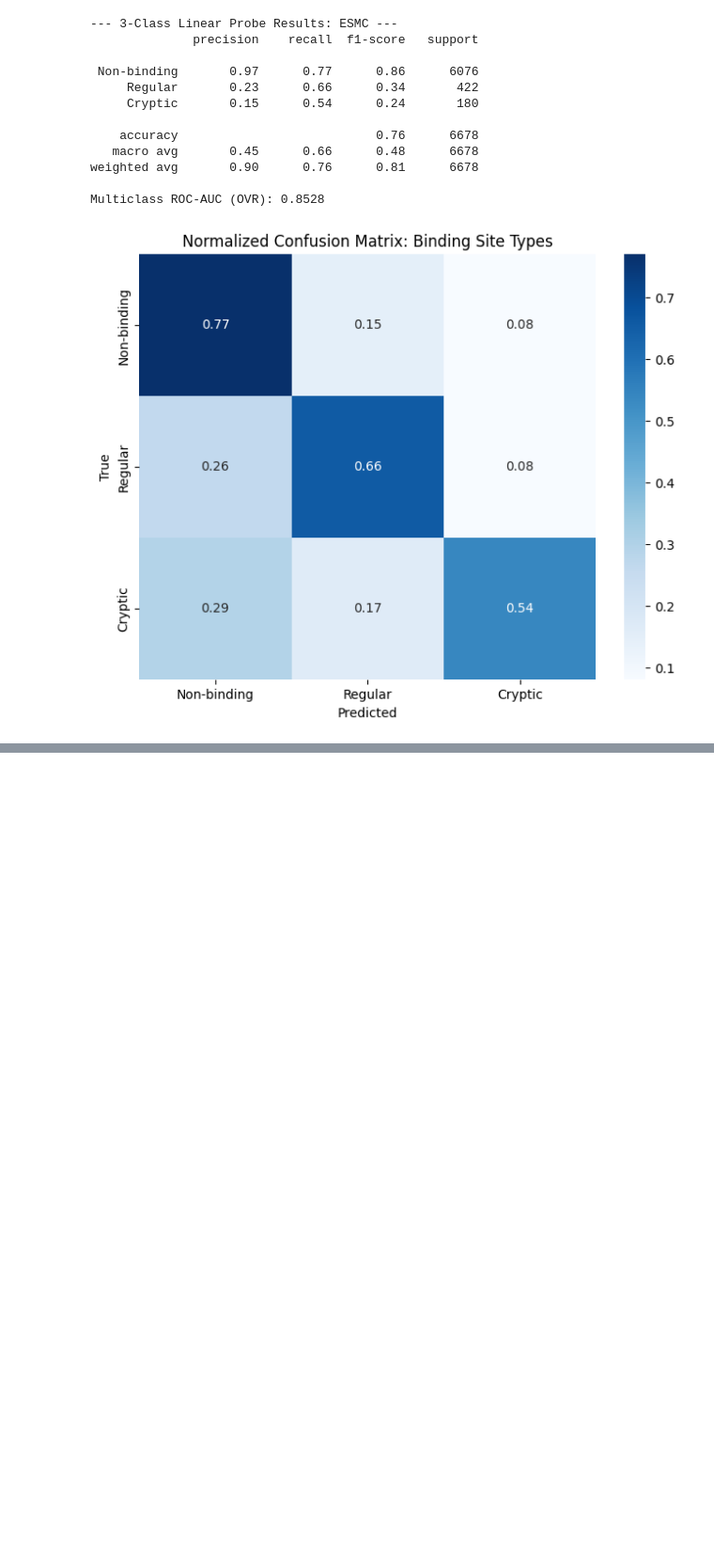
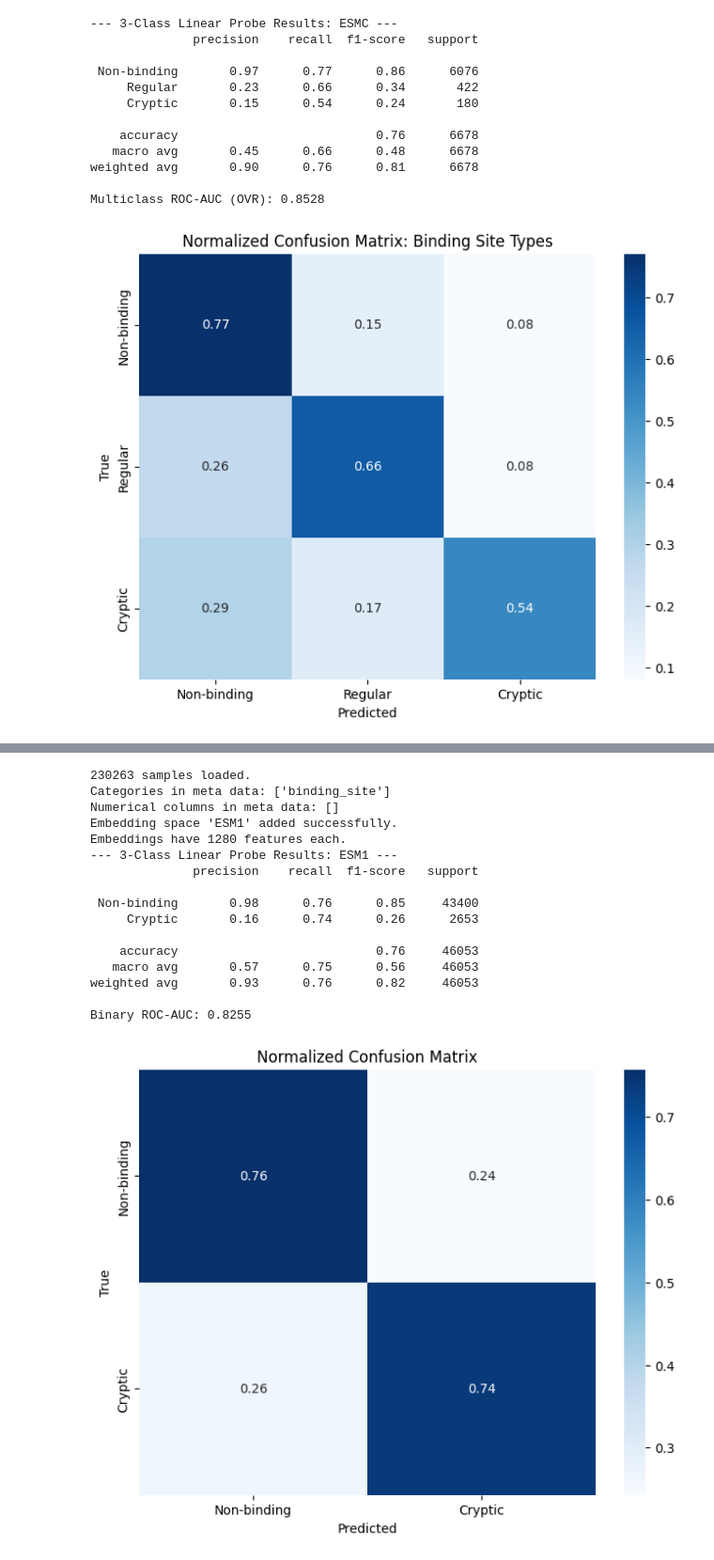
Before and after one commit to skrhakv/EmmaEmb, a Jupyter notebook: analysis/linear-probing.ipynb, the cells around one changed output, grey strips where cells are left out. Shown at 94% size. Saved outputs shown, nothing was run; the diff lists cells and outputs as text; code cells hidden in the pictures; blank space fills up the shorter version.

```diff
--- a/analysis/linear-probing.ipynb
+++ b/analysis/linear-probing.ipynb
@@ -353,0 +275,24 @@ y_test.shape, y_prob.shape
+# %%
+emb_spaces = [("ESM1", f"{EMBEDDINGS_PATH}/esm1_t34_670M_UR100/layer_34/chopped_1022_overlap_300")]
+datasets = ['train.txt']
+
+emma, embeddings = prepare_data(datasets=datasets, emb_spaces=emb_spaces)
+perform_linear_probing(emma, embeddings)
+# %% [output]
+230263 samples loaded.
+Categories in meta data: ['binding_site']
+Numerical columns in meta data: []
+Embedding space 'ESM1' added successfully.
+Embeddings have 1280 features each.
+--- 3-Class Linear Probe Results: ESM1 ---
+              precision    recall  f1-score   support
+
+ Non-binding       0.98      0.76      0.85     43400
+     Cryptic       0.16      0.74      0.26      2653
+
+    accuracy                           0.76     46053
+   macro avg       0.57      0.75      0.56     46053
+weighted avg       0.93      0.76      0.82     46053
+
+Binary ROC-AUC: 0.8255
+[figure, added]
```
Also changed, not shown: parts of 6 cells of this notebook.
